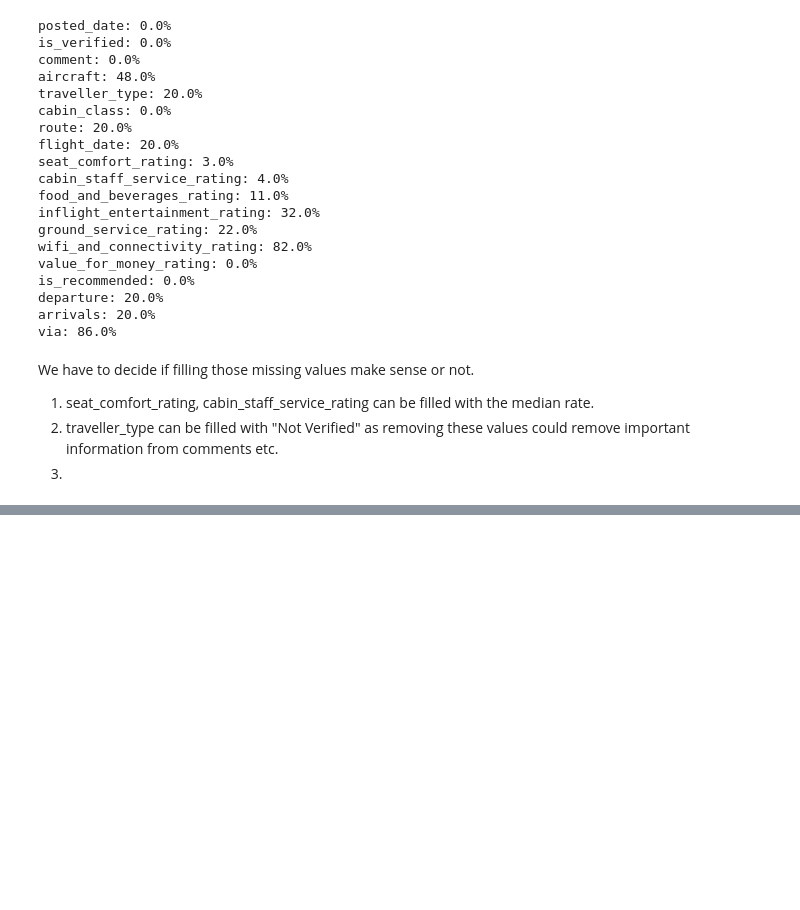
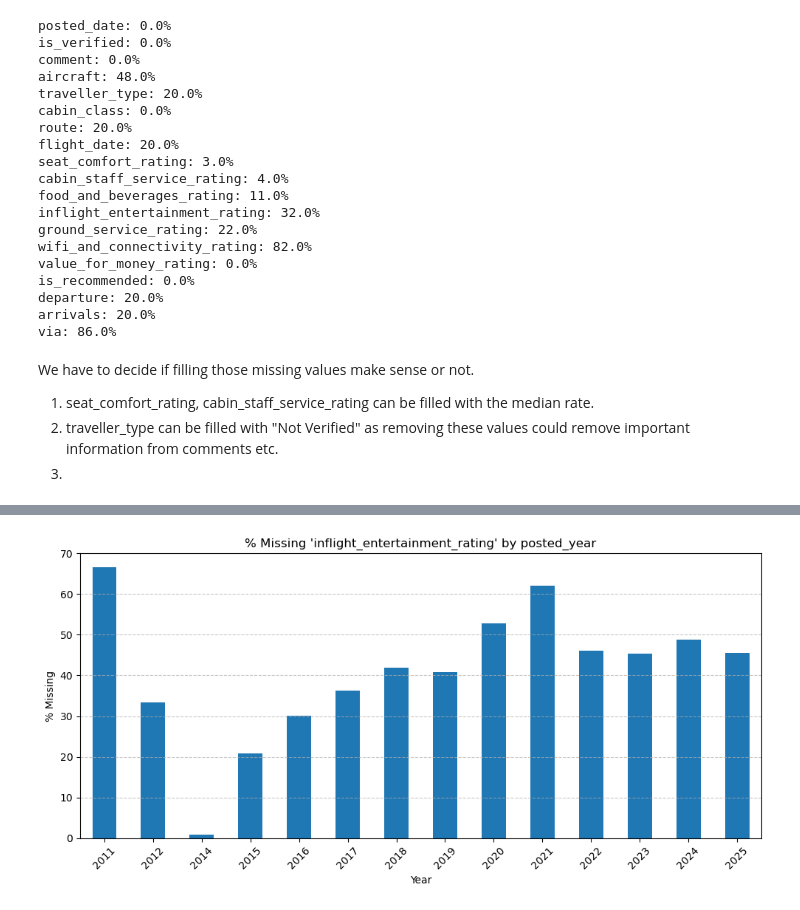
Before and after one commit to Arian-MU/BritishAirways, a Jupyter notebook: data-analysis.ipynb, the cells around one changed output, grey strips where cells are left out. Saved outputs shown, nothing was run; the diff lists cells and outputs as text; code cells hidden in the pictures; blank space fills up the shorter version.

```diff
--- a/data-analysis.ipynb
+++ b/data-analysis.ipynb
@@ -287,0 +487,4 @@ df.cabin_staff_service_rating.median()
+# %%
+plot_missingness_by_year(df, 'inflight_entertainment_rating')
+# %% [output]
+[figure, added]
```
Also changed, not shown: parts of 20 cells of this notebook.
